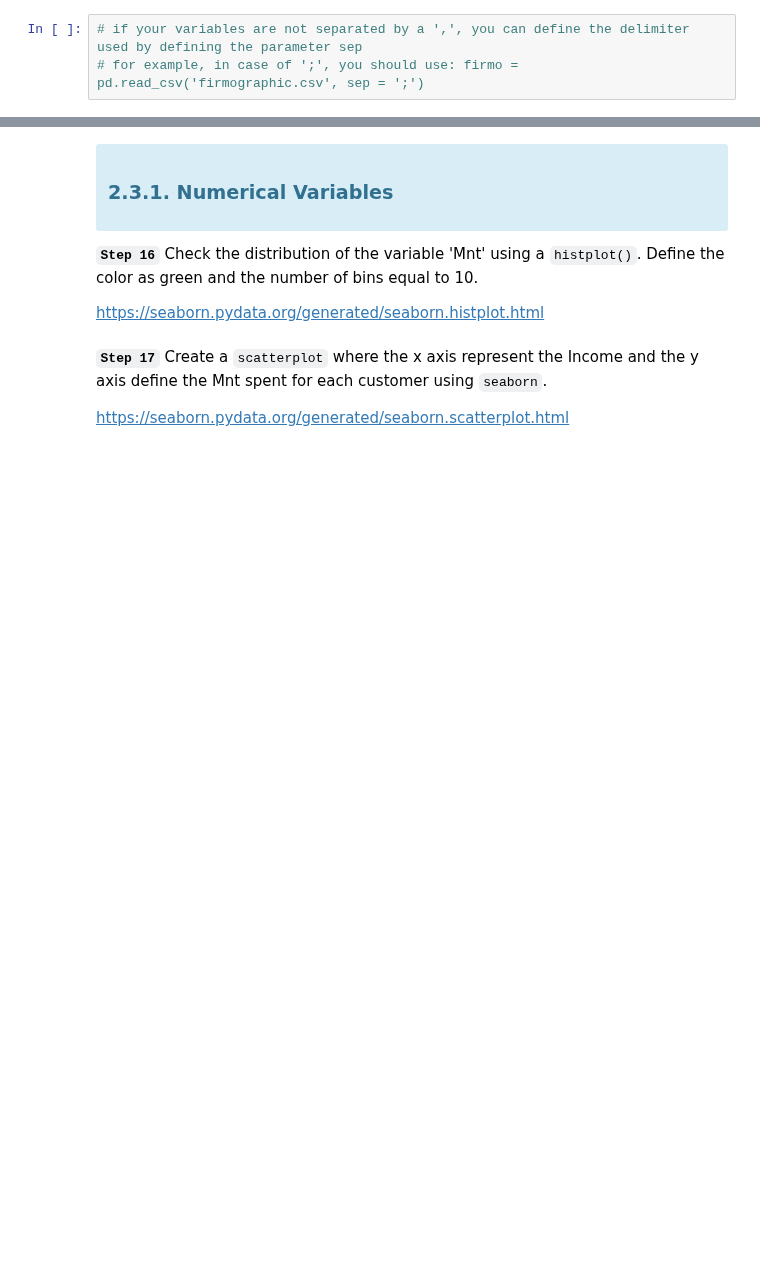
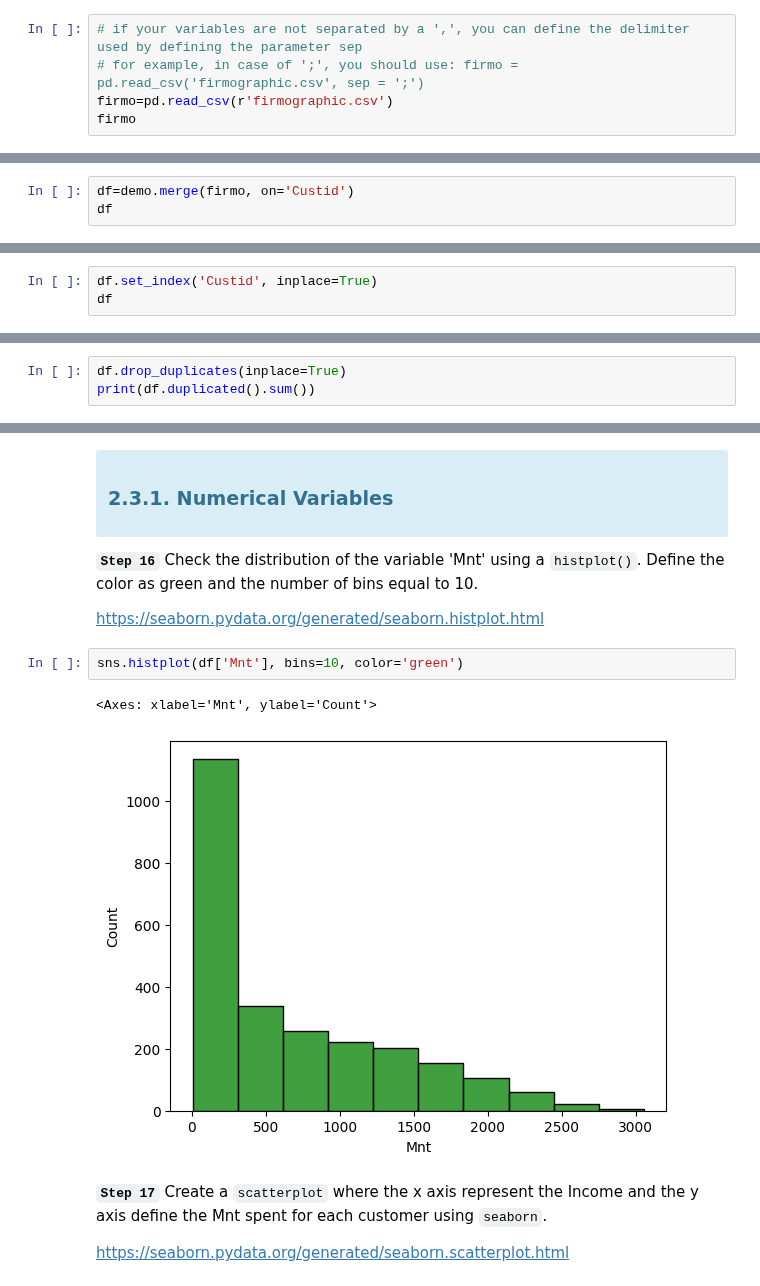
Before and after one commit to andreiacampos98/datascience_course, a Jupyter notebook: 8_machine_learning/aula2/LAB1 - Explore and Preprocess - ToFill.ipynb, the cells around one changed output, grey strips where cells are left out. Saved outputs shown, nothing was run; the diff lists cells and outputs as text; blank space fills up the shorter version.

```diff
--- a/8_machine_learning/aula2/LAB1 - Explore and Preprocess - ToFill.ipynb
+++ b/8_machine_learning/aula2/LAB1 - Explore and Preprocess - ToFill.ipynb
@@ -149,3 +166,5 @@ https://pandas.pydata.org/docs/reference/api/pandas.read_csv.html
 # %%
 # if your variables are not separated by a ',', you can define the delimiter used by defining the parameter sep
 # for example, in case of ';', you should use: firmo = pd.read_csv('firmographic.csv', sep = ';')
+firmo=pd.read_csv(r'firmographic.csv')
+firmo
@@ -155,3 +188,6 @@ __`Step 4`__ Merge the data from the two previous files and store it in the obje
 https://pandas.pydata.org/docs/reference/api/pandas.DataFrame.merge.html
 
 <font color=#7a8a7c>_Merge method in pandas is used to combine two or more dataframes into a single dataframe, based on common columns or indices, using various types of joins._</font>
+# %%
+df=demo.merge(firmo, on='Custid')
+df
@@ -167,3 +217,6 @@ https://pandas.pydata.org/docs/reference/api/pandas.DataFrame.merge.html
 __`Step 5`__ Define the variable "Custid" as the index of the dataframe using the method `set_index()`.
 
 https://pandas.pydata.org/docs/reference/api/pandas.DataFrame.set_index.html
+# %%
+df.set_index('Custid', inplace=True)
+df
@@ -182,0 +255,3 @@ https://pandas.pydata.org/docs/reference/api/pandas.DataFrame.drop_duplicates.ht
+# %%
+df.drop_duplicates(inplace=True)
+print(df.duplicated().sum())
@@ -351,6 +592,11 @@ In the variable Credit Card, we also have a significant number of missing values
 __`Step 16`__ Check the distribution of the variable 'Mnt' using a `histplot()`. Define the color as green and the number of bins equal to 10.
 
 https://seaborn.pydata.org/generated/seaborn.histplot.html
+# %%
+sns.histplot(df['Mnt'], bins=10, color='green')
+# %% [output]
+<Axes: xlabel='Mnt', ylabel='Count'>
+[figure, added]
 # %% [markdown]
 __`Step 17`__ Create a `scatterplot` where the x axis represent the Income and the y axis define the Mnt spent for each customer using `seaborn`.
 
```
Also changed, not shown: parts of 69 cells of this notebook, 1 other file.
